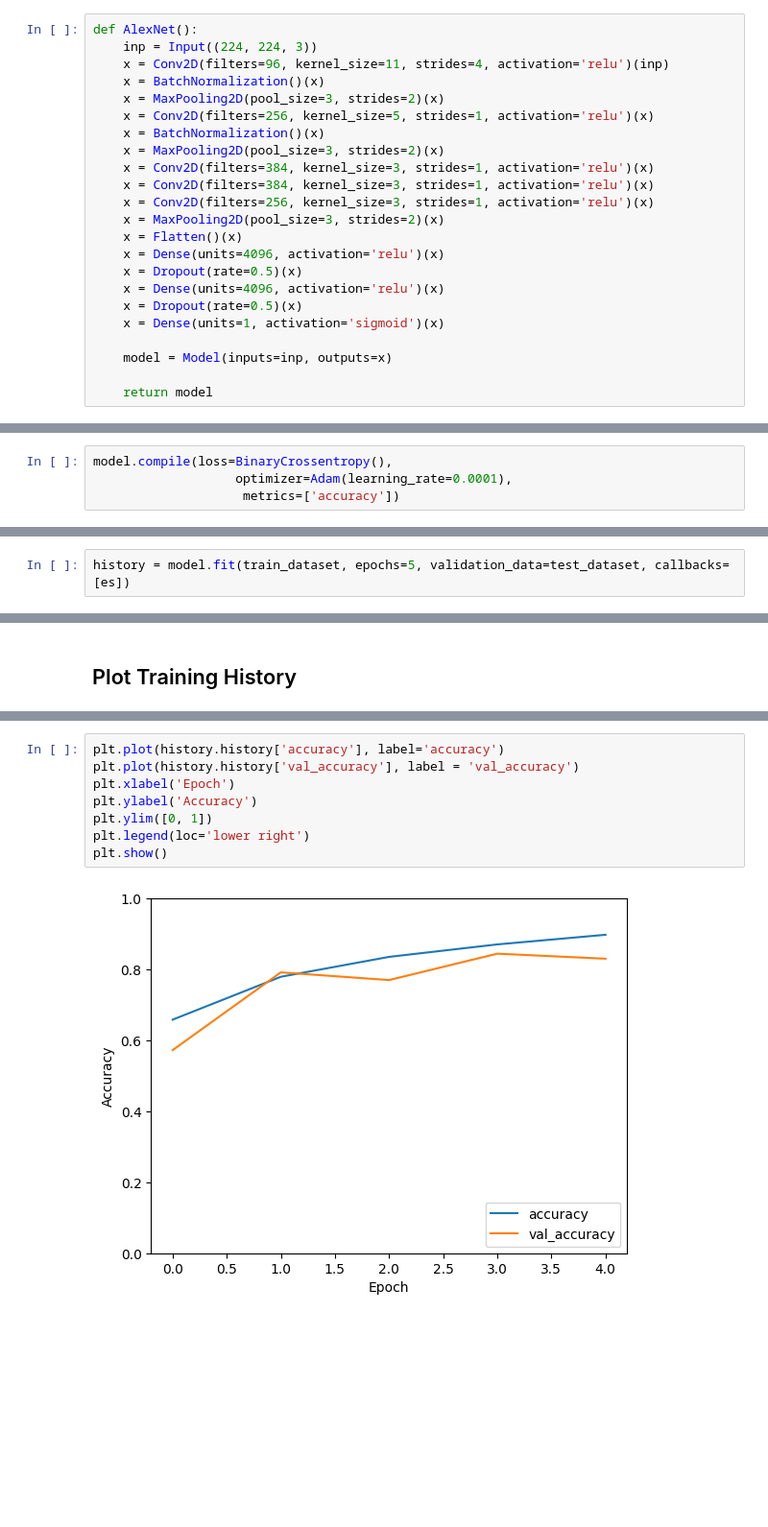
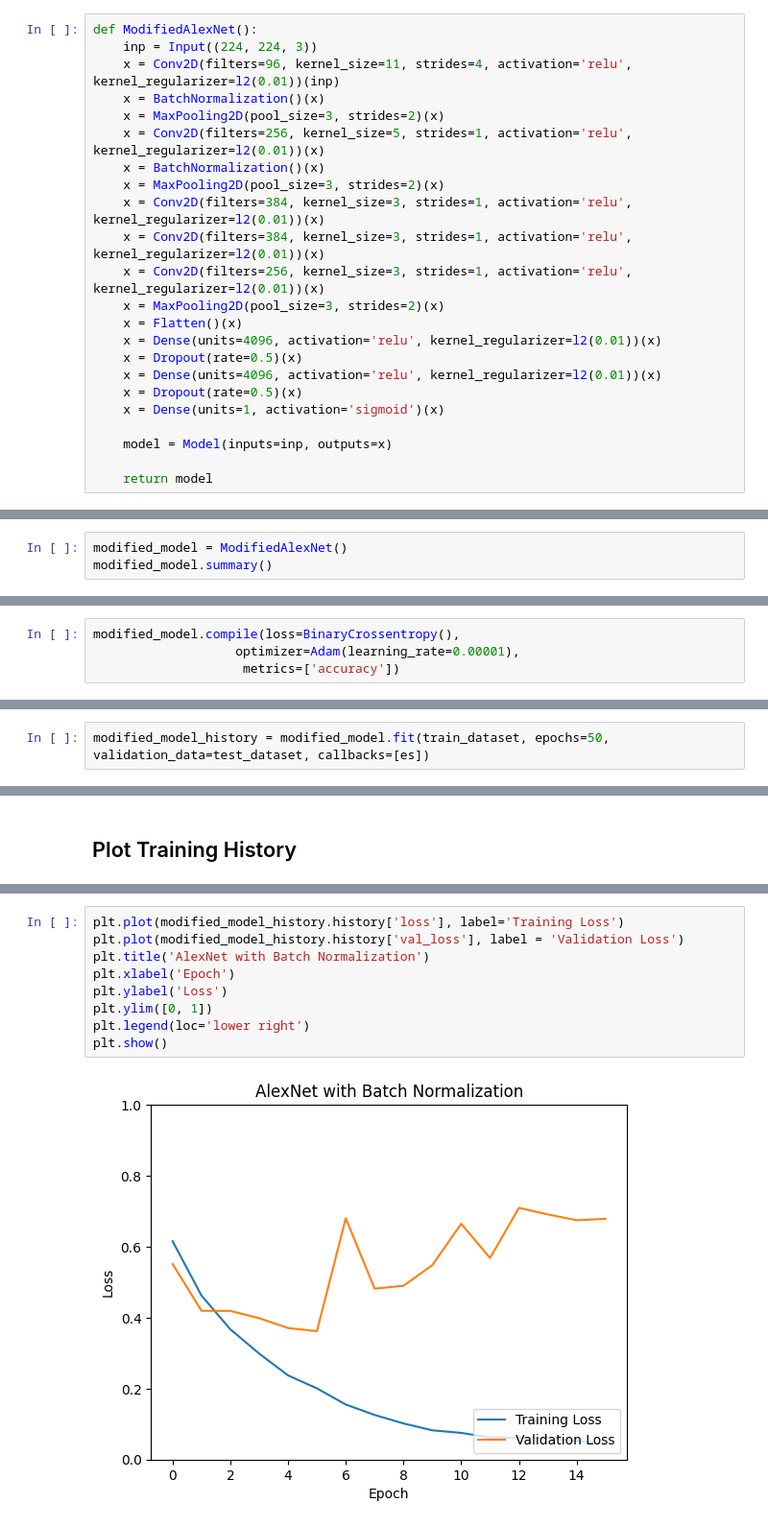
Before and after one commit to maxellmilay/alexnet, a Jupyter notebook: training.ipynb, the cells around one changed output, grey strips where cells are left out. Shown at 96% size. Cells and saved outputs as stored; diff of their text form; blank space fills up the shorter version.

Commit message:
[Feature][Maxell] added regularization and reduced learning rate

```diff
--- a/training.ipynb
+++ b/training.ipynb
@@ -97,22 +122,22 @@ for (img, label) in train_dataset:
 # %% [markdown]
 ## Building the Model
 # %%
-def AlexNet():
+def ModifiedAlexNet():
     inp = Input((224, 224, 3))
-    x = Conv2D(filters=96, kernel_size=11, strides=4, activation='relu')(inp)
+    x = Conv2D(filters=96, kernel_size=11, strides=4, activation='relu', kernel_regularizer=l2(0.01))(inp)
     x = BatchNormalization()(x)
     x = MaxPooling2D(pool_size=3, strides=2)(x)
-    x = Conv2D(filters=256, kernel_size=5, strides=1, activation='relu')(x)
+    x = Conv2D(filters=256, kernel_size=5, strides=1, activation='relu', kernel_regularizer=l2(0.01))(x)
     x = BatchNormalization()(x)
     x = MaxPooling2D(pool_size=3, strides=2)(x)
-    x = Conv2D(filters=384, kernel_size=3, strides=1, activation='relu')(x)
-    x = Conv2D(filters=384, kernel_size=3, strides=1, activation='relu')(x)
-    x = Conv2D(filters=256, kernel_size=3, strides=1, activation='relu')(x)
+    x = Conv2D(filters=384, kernel_size=3, strides=1, activation='relu', kernel_regularizer=l2(0.01))(x)
+    x = Conv2D(filters=384, kernel_size=3, strides=1, activation='relu', kernel_regularizer=l2(0.01))(x)
+    x = Conv2D(filters=256, kernel_size=3, strides=1, activation='relu', kernel_regularizer=l2(0.01))(x)
     x = MaxPooling2D(pool_size=3, strides=2)(x)
     x = Flatten()(x)
-    x = Dense(units=4096, activation='relu')(x)
+    x = Dense(units=4096, activation='relu', kernel_regularizer=l2(0.01))(x)
     x = Dropout(rate=0.5)(x)
-    x = Dense(units=4096, activation='relu')(x)
+    x = Dense(units=4096, activation='relu', kernel_regularizer=l2(0.01))(x)
     x = Dropout(rate=0.5)(x)
     x = Dense(units=1, activation='sigmoid')(x)
 
@@ -146,0 +147,3 @@ Model: "functional_1"
+# %%
+modified_model = ModifiedAlexNet()
+modified_model.summary()
@@ -163,11 +182,11 @@ for (img, label) in train_dataset:
 # %%
-model.compile(loss=BinaryCrossentropy(),
-                   optimizer=Adam(learning_rate=0.0001),
+modified_model.compile(loss=BinaryCrossentropy(),
+                   optimizer=Adam(learning_rate=0.00001),
                     metrics=['accuracy'])
 # %%
 es = EarlyStopping(patience=10,
                    monitor='val_loss',
                    restore_best_weights=True)
 # %%
-history = model.fit(train_dataset, epochs=5, validation_data=test_dataset, callbacks=[es])
+modified_model_history = modified_model.fit(train_dataset, epochs=50, validation_data=test_dataset, callbacks=[es])
 # %% [output]
@@ -186,10 +214,11 @@ Epoch 5/5
 # %%
-plt.plot(history.history['accuracy'], label='accuracy')
-plt.plot(history.history['val_accuracy'], label = 'val_accuracy')
+plt.plot(modified_model_history.history['loss'], label='Training Loss')
+plt.plot(modified_model_history.history['val_loss'], label = 'Validation Loss')
+plt.title('AlexNet with Batch Normalization')
 plt.xlabel('Epoch')
-plt.ylabel('Accuracy')
+plt.ylabel('Loss')
 plt.ylim([0, 1])
 plt.legend(loc='lower right')
 plt.show()
 # %% [output]
-[figure, old version]
+[figure, new version]
```
Also changed, not shown: parts of 12 cells of this notebook.
